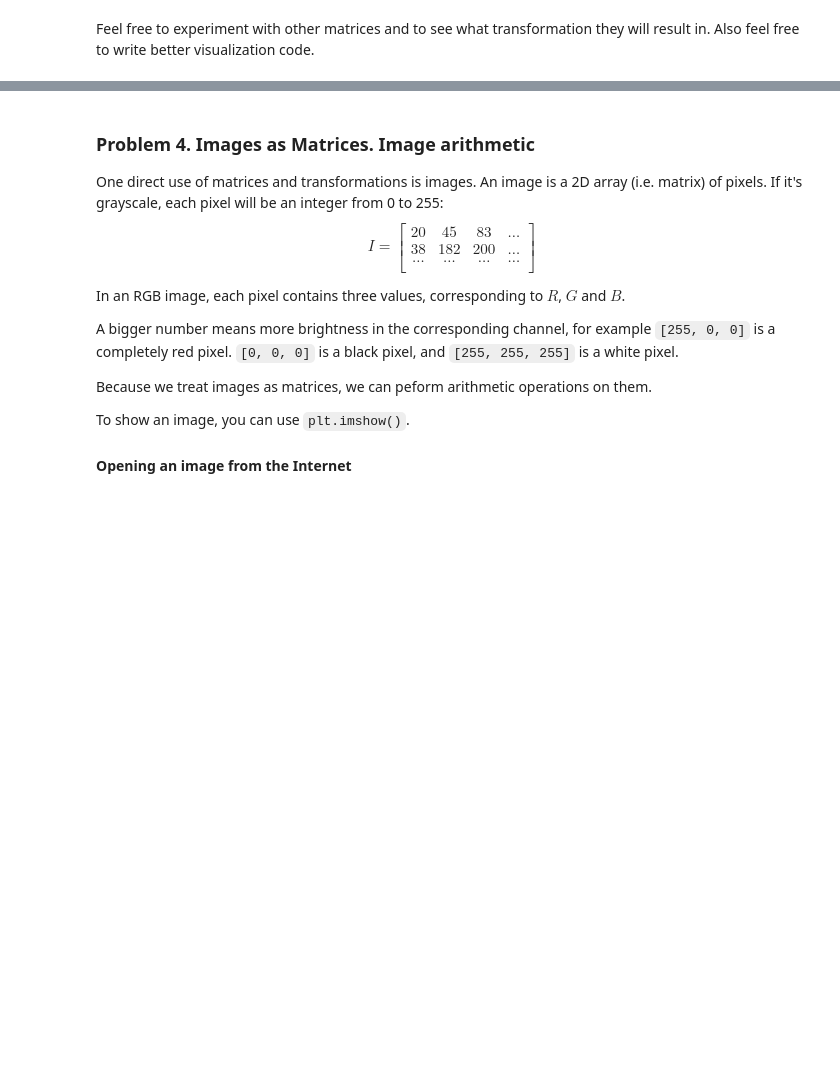
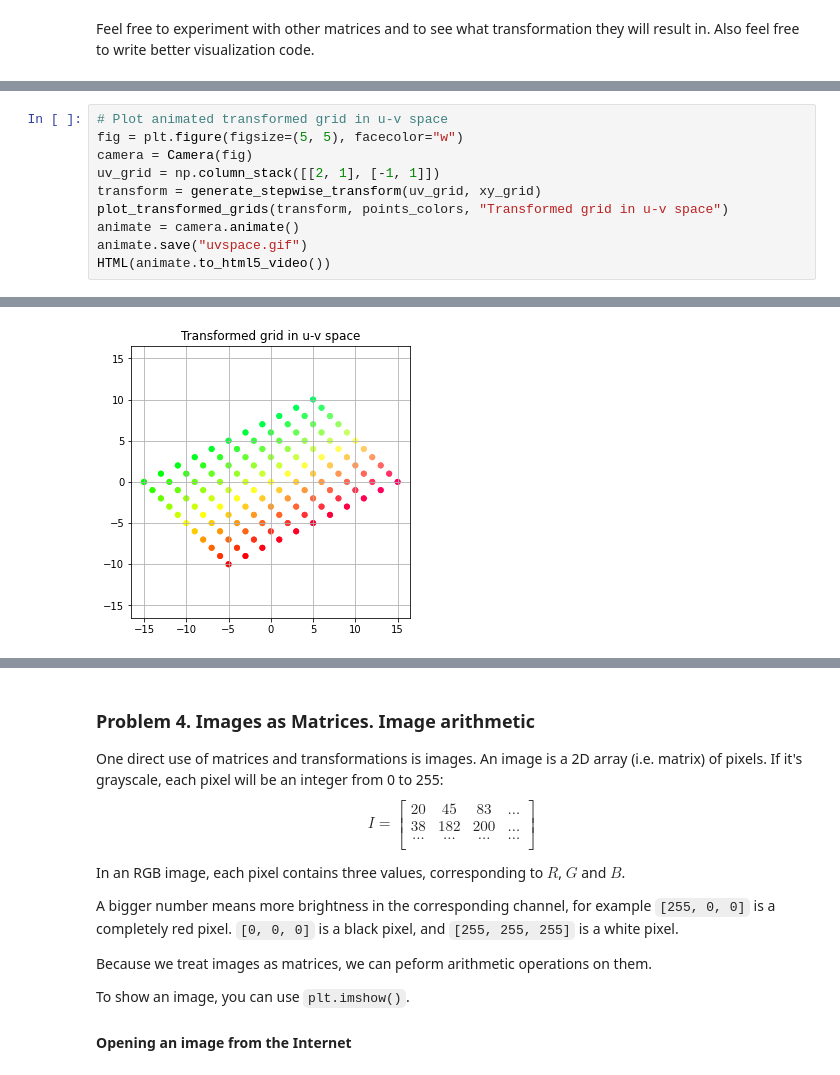
Before and after one commit to momchilantonov/SoftUni-Math-Concepts-For-Developers-February-2021, a Jupyter notebook: Linear-Algebra/Homework/Linear Algebra Exercise.ipynb, the cells around one changed output, grey strips where cells are left out. Drawn from its saved outputs; the diff is of its cells as text; blank space fills up the shorter version.

```diff
--- a/Linear-Algebra/Homework/Linear Algebra Exercise.ipynb
+++ b/Linear-Algebra/Homework/Linear Algebra Exercise.ipynb
@@ -473,0 +558,11 @@ Feel free to experiment with other matrices and to see what transformation they
+# %%
+# Plot animated transformed grid in u-v space
+fig = plt.figure(figsize=(5, 5), facecolor="w")
+camera = Camera(fig)
+uv_grid = np.column_stack([[2, 1], [-1, 1]])
+transform = generate_stepwise_transform(uv_grid, xy_grid)
+plot_transformed_grids(transform, points_colors, "Transformed grid in u-v space")
+animate = camera.animate()
+animate.save("uvspace.gif")
+HTML(animate.to_html5_video())
+# %% [output]
@@ -473,0 +570 @@ Feel free to experiment with other matrices and to see what transformation they
+[figure, added]
```
Also changed, not shown: parts of 14 cells of this notebook.
